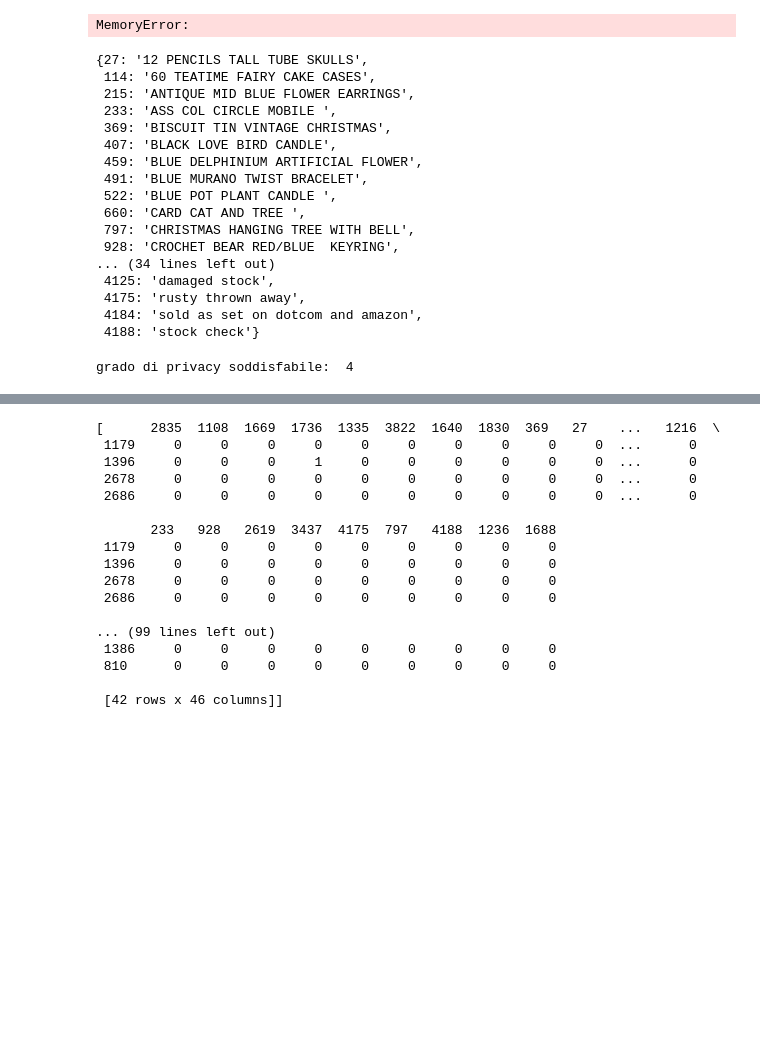
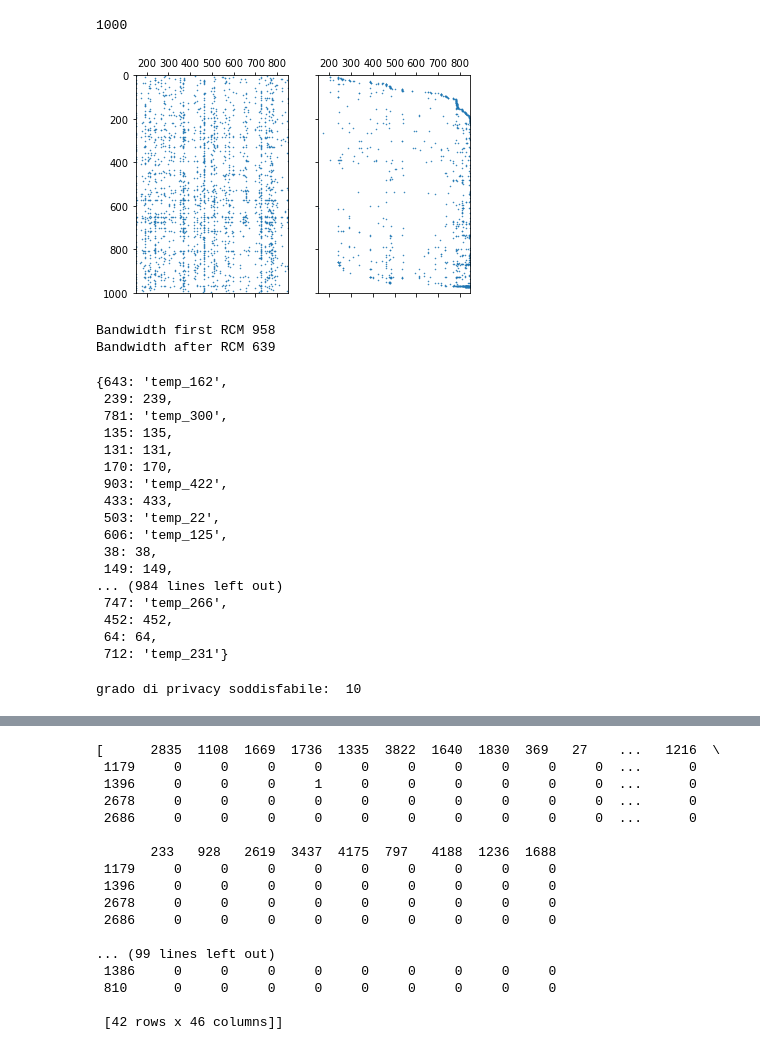
Before and after one commit to Dado1513/transactionalDataCAHD, a Jupyter notebook: rcm_with_function.ipynb, the cells around one changed output, grey strips where cells are left out. Drawn from its saved outputs; the diff is of its cells as text; code cells hidden in the pictures; blank space fills up the shorter version.

Commit message:
add part if dataset isn't square

```diff
--- a/rcm_with_function.ipynb
+++ b/rcm_with_function.ipynb
@@ -82,28 +82,37 @@ def compute_band_matrix(original_dataset=None, dim_finale=1000, nome_file_item=N
     elif original_dataset is not None and len(original_dataset) >= dim_finale:
         # devo essere sicuro di avere il numero di righe giusto
         # allora devo squadrarlo con la dimensione finale definita dall'utente
+        # taglio il dataset
+        random_row = np.random.permutation(original_dataset.shape[0])
+        original_dataset = original_dataset.iloc[random_row][:dim_finale]
         file = open(nome_file_item, "r")
         items = file.read().splitlines()
+        original_dataset = original_dataset.reset_index()
+        original_dataset.drop('index',axis=1,inplace=True)
+
         columns = original_dataset.columns
+
         zero_data_to_add = np.zeros(shape=(len(original_dataset),len(original_dataset)-len(columns)))
         # aggiungo li zero con la dimensione finale relativa
-        #zero_data_to_add.shape
-        columns_to_add = ["temp"+str(x) for x in range(0,len(df_ridotto)-len(columns))]
-        #columns_to_add
+        columns_to_add = ["temp_"+str(x) for x in range(0,len(original_dataset)-len(columns))]
         df_to_add = pd.DataFrame(zero_data_to_add, columns=columns_to_add,index=original_dataset.index,dtype='uint8')
         #df_to_add
         # creo il dataset completo aggiungendo tutti gli zeri che mancano
         original_dataset = pd.concat([original_dataset, df_to_add], axis=1)
         # permuto righe e colonne del df inizale e prendo le prime :dim_finale
         np.random.seed(seed=13)
+        items = original_dataset.columns
+
         random_column = np.random.permutation(original_dataset.shape[1])
-        random_row = np.random.permutation(original_dataset.shape[0])[:dim_finale]
+        random_row = np.random.permutation(original_dataset.shape[0])
+
+        original_dataset.columns = [i for i in range(0,len(original_dataset.columns))]
+        #print(original_dataset.columns)
         # recupero gli item selezionati nel relativo ordine == colonne
         items_reordered = [items[i] for i in random_column]
         # df selezionato e square
-
         # eliminare le righe nulle a priori
-        df_square = df.iloc[random_row][random_column];
+        df_square = original_dataset.iloc[random_row][random_column];
         # eliminare solo se items sensibili nulli
 
 
@@ -438,31 +447,33 @@ def CAHD(dataframe_bandizzato_temp, items_sensibili, nome_item, grado_privacy =
 
     return dataframe_anonimizzato,lista_gruppi, sd_gruppi
 # %%
-df_square,items,items_sensibili = compute_band_matrix(original_dataset = df, dim_finale = 500, nome_file_item="Dataset Paper/lista_items_BMS1.txt",num_sensibile=4)
+df_square,items,items_sensibili = compute_band_matrix(original_dataset = df, dim_finale = 1000, nome_file_item="Dataset Paper/lista_items_BMS1.txt",num_sensibile=10)
 # %% [output]
-MemoryError:
+1000
+[figure, added]
+Bandwidth first RCM 958
+Bandwidth after RCM 639
 # %%
 items
 # %% [output]
-{27: '12 PENCILS TALL TUBE SKULLS',
- 114: '60 TEATIME FAIRY CAKE CASES',
- 215: 'ANTIQUE MID BLUE FLOWER EARRINGS',
- 233: 'ASS COL CIRCLE MOBILE ',
- 369: 'BISCUIT TIN VINTAGE CHRISTMAS',
- 407: 'BLACK LOVE BIRD CANDLE',
- 459: 'BLUE DELPHINIUM ARTIFICIAL FLOWER',
- 491: 'BLUE MURANO TWIST BRACELET',
- 522: 'BLUE POT PLANT CANDLE ',
- 660: 'CARD CAT AND TREE ',
- 797: 'CHRISTMAS HANGING TREE WITH BELL',
- 928: 'CROCHET BEAR RED/BLUE  KEYRING',
-... (34 lines left out)
- 4125: 'damaged stock',
- 4175: 'rusty thrown away',
- 4184: 'sold as set on dotcom and amazon',
- 4188: 'stock check'}
+{643: 'temp_162',
+ 239: 239,
+ 781: 'temp_300',
+ 135: 135,
+ 131: 131,
+ 170: 170,
+ 903: 'temp_422',
+ 433: 433,
+ 503: 'temp_22',
+ 606: 'temp_125',
+ 38: 38,
+ 149: 149,
+... (984 lines left out)
+ 747: 'temp_266',
+ 452: 452,
+ 64: 64,
+ 712: 'temp_231'}
 # %%
-dataframe_anonimizzato,list_gruppi, sd_gruppi = CAHD(df_square,items_sensibili,[],grado_privacy=4,alfa = 3)
-#dataframe_anonimizzato
+dataframe_anonimizzato,list_gruppi, sd_gruppi = CAHD(df_square,items_sensibili,[],grado_privacy=10,alfa = 3)
 # %% [output]
-grado di privacy soddisfabile:  4
+grado di privacy soddisfabile:  10
```
Also changed, not shown: parts of 4 cells of this notebook, 4 other files.
